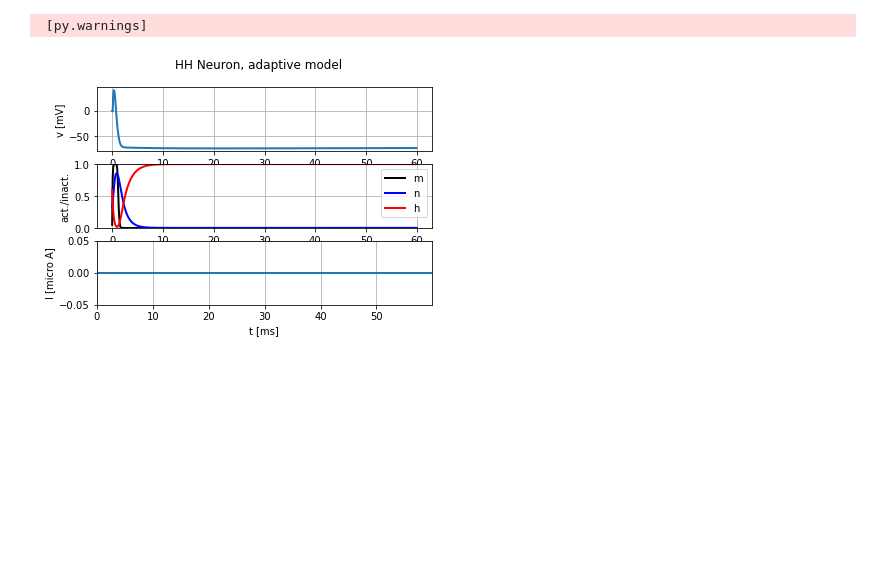
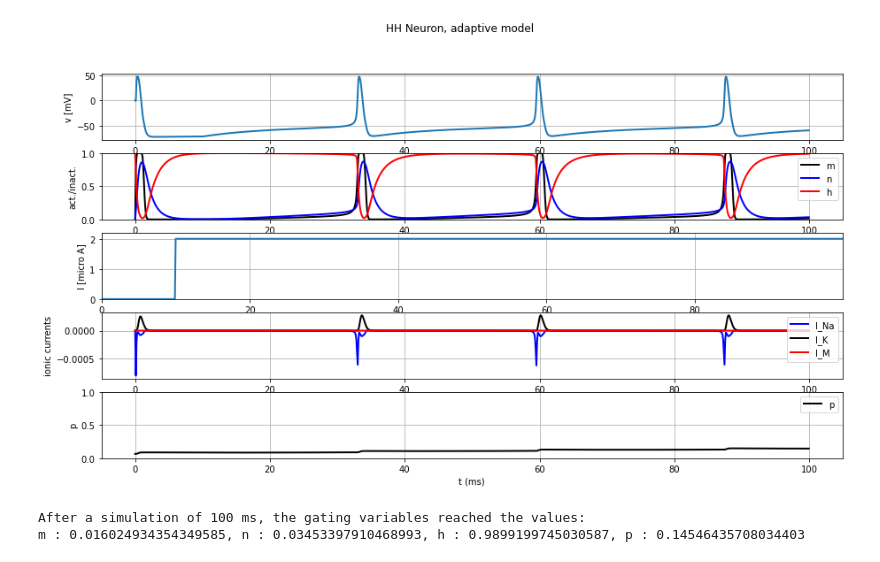
Before and after one commit to Thomas-debug-creator/SingleNeuron-HH2AdEx, a Jupyter notebook: first_notebook.ipynb, the cells around one changed output. Cells and saved outputs as stored; diff of their text form; code cells hidden in the pictures; blank space fills up the shorter version.

```diff
--- a/first_notebook.ipynb
+++ b/first_notebook.ipynb
@@ -13,6 +15,7 @@ def plot_data(state_monitor, title=None, model_type = "regular"):
         state_monitor (StateMonitor): the data to plot
         title (string, optional): plot title to display
     """
+    plt.rcParams["figure.figsize"] = (min(15,8 * state_monitor.vm[0].shape[0] / 200),8)
 
     plt.subplot(511)
     plt.plot(state_monitor.t / b2.ms, state_monitor.vm[0] / b2.mV, lw=2)
@@ -28,7 +31,7 @@ def plot_data(state_monitor, title=None, model_type = "regular"):
     plt.plot(state_monitor.t / b2.ms, state_monitor.h[0] / b2.volt, "red", lw=2)
     plt.xlabel("t (ms)")
     plt.ylabel("act./inact.")
-    plt.legend(("m", "n", "h"))
+    plt.legend(("m", "n", "h"), loc='upper right')
     plt.ylim((0, 1))
     plt.grid()
 
@@ -53,8 +56,7 @@ def plot_data(state_monitor, title=None, model_type = "regular"):
         plt.plot(state_monitor.t / b2.ms, state_monitor.I_M[0] / b2.amp, "red", lw=2)
     plt.xlabel("t (ms)")
     plt.ylabel("ionic currents")
-    plt.legend(("I_Na", "I_K", "I_M"))
-    # plt.ylim((0, 1))
+    plt.legend(("I_Na", "I_K", "I_M"), loc='upper right')
     plt.grid()
 
     if model_type == "adaptive":
@@ -62,7 +64,7 @@ def plot_data(state_monitor, title=None, model_type = "regular"):
         plt.plot(state_monitor.t / b2.ms, state_monitor.p[0] / b2.volt, "black", lw=2)
         plt.xlabel("t (ms)")
         plt.ylabel("p")
-        plt.legend(("p"))
+        plt.legend(("p"), loc='upper right')
         plt.ylim((0, 1))
         plt.grid()
 
@@ -140,7 +151,8 @@ HH.plot_data(state_monitor, title="HH Neuron, regular spiking")
 # %%
 def simulate_HH_neuron_adaptive(input_current, simulation_time):
 
-    """A Hodgkin-Huxley neuron implemented in Brian2.
+    """An adaptive Hodgkin-Huxley neuron implemented in Brian2. Parameters are set
+    according to their values in the pdf.
 
     Args:
         input_current (TimedArray): Input current injected into the HH neuron
@@ -148,7 +160,7 @@ def simulate_HH_neuron_adaptive(input_current, simulation_time):
 
     Returns:
         StateMonitor: Brian2 StateMonitor with recorded fields
-        ["vm", "I_e", "m", "n", "h"]
+        ["vm", "I_e", "m", "n", "h", "I_Na", "I_K", "I_M", "p"]
     """
 
     # neuron parameters with their specific values
@@ -188,10 +200,10 @@ def simulate_HH_neuron_adaptive(input_current, simulation_time):
 
     # parameter initialization
     neuron.vm = 0
-    neuron.m = 0.05
-    neuron.h = 0.60
-    neuron.n = 0.32
-    neuron.p = 0.5
+    neuron.m = 0
+    neuron.h = 1
+    neuron.n = 0
+    neuron.p = 0.066
 
     # tracking parameters
     st_mon = b2.StateMonitor(neuron, ["vm", "I_e", "m", "n", "h", "I_Na", "I_K", "I_M", "p"], record=True)
@@ -203,10 +215,15 @@ def simulate_HH_neuron_adaptive(input_current, simulation_time):
 
     return st_mon
 # %%
-I_min = 0
-current = input_factory.get_step_current(5, 100, b2.ms, I_min *b2.uA)
-state_monitor = simulate_HH_neuron_adaptive(current, 60 * b2.ms)
-HH.plot_data(state_monitor, title="HH Neuron, adaptive model")
+I_min = 2
+sim_time = 100
+current = input_factory.get_step_current(10, 100, b2.ms, I_min *b2.uA)
+state_monitor = simulate_HH_neuron_adaptive(current, sim_time * b2.ms)
+plot_data(state_monitor, title="HH Neuron, adaptive model", model_type='adaptive')
+
+print(f'After a simulation of {sim_time} ms, the gating variables reached the values: ')
+print(f'm : {state_monitor.m[0,-1]}, n : {state_monitor.n[0,-1]}, h : {state_monitor.h[0,-1]}, p : {state_monitor.p[0,-1]}')
 # %% [output]
+[figure, new version]
- [py.warnings]
+After a simulation of 100 ms, the gating variables reached the values:
+m : 0.016024934354349585, n : 0.03453397910468993, h : 0.9899199745030587, p : 0.14546435708034403
-[figure, old version]
```
Also changed, not shown: parts of 9 cells of this notebook.
